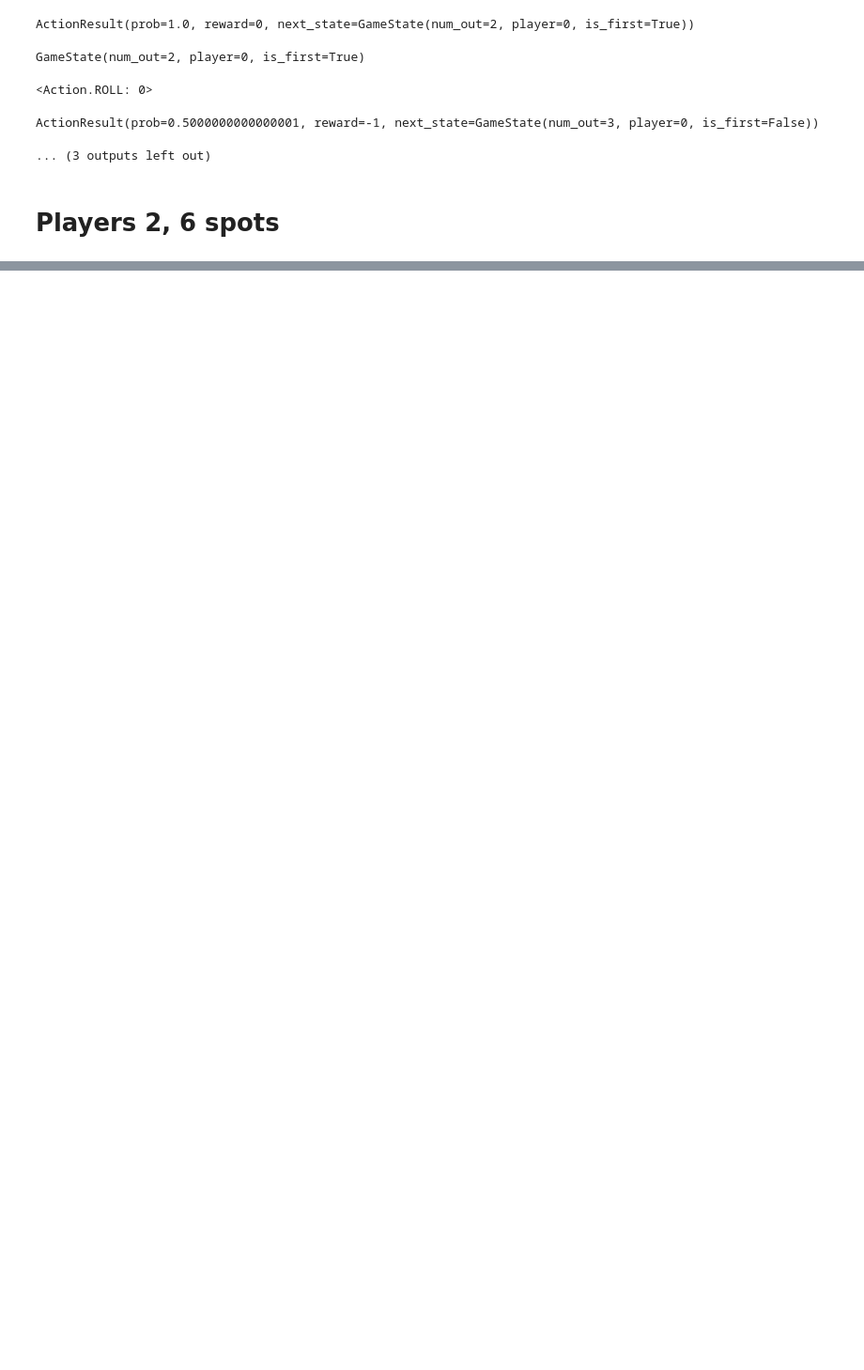
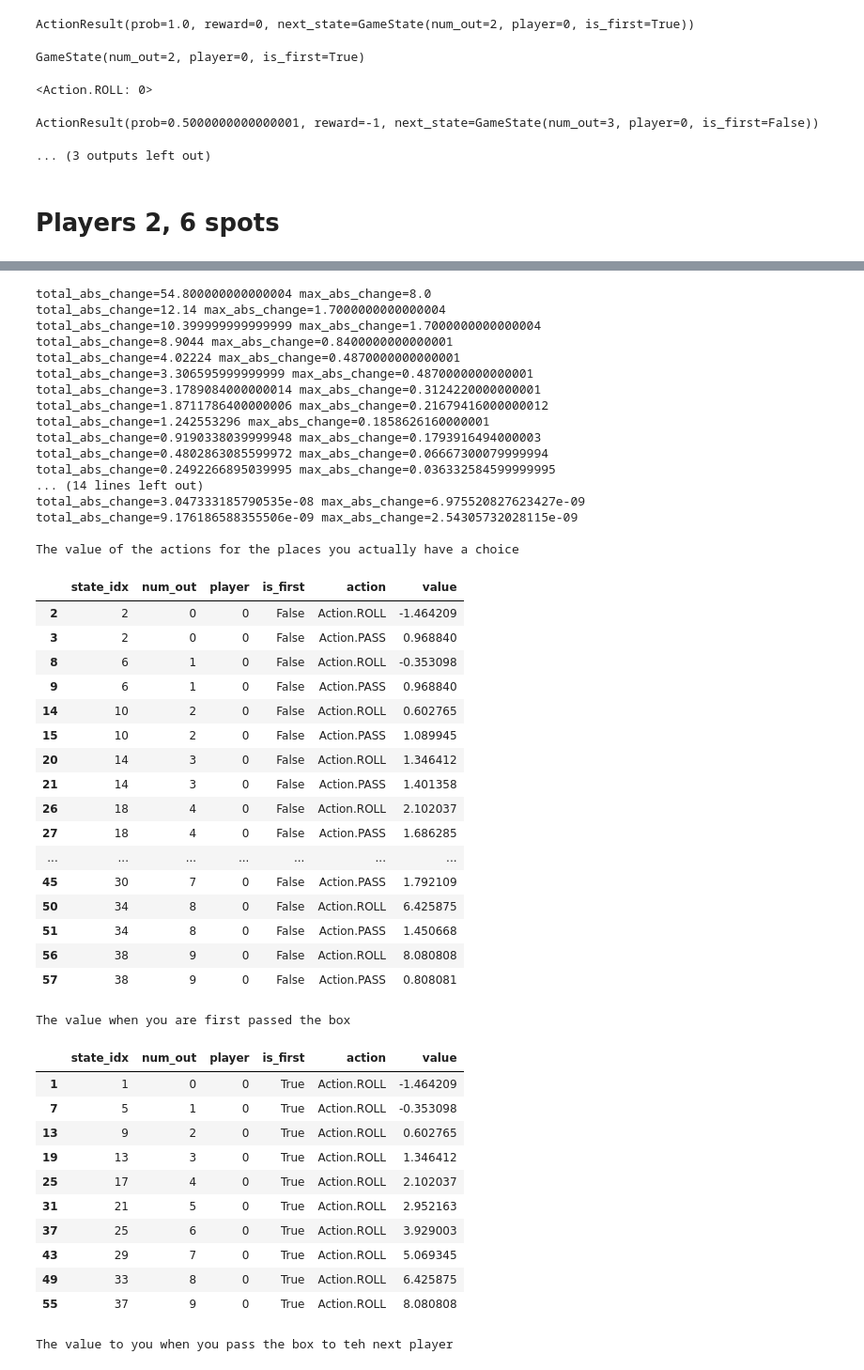
Before and after one commit to pfrstg/pennydropsolver, a Jupyter notebook: notebooks/analysis.ipynb, the cells around one changed output, grey strips where cells are left out. Shown at 94% size. Cells and saved outputs as stored; diff of their text form; code cells hidden in the pictures; blank space fills up the shorter version.

Commit message:
Fix up other player choices

```diff
--- a/notebooks/analysis.ipynb
+++ b/notebooks/analysis.ipynb
@@ -53,5 +55,16 @@ GameState(num_out=2, player=0, is_first=True)
 <Action.ROLL: 0>
 ActionResult(prob=0.5000000000000001, reward=-1, next_state=GameState(num_out=3, player=0, is_first=False))
 ... (3 outputs left out)
+# %%
+def solve_world(world):
+    value_table = pennydropsolver.ValueTable(world)
+    value_table.full_iterative_value_updates()
+    df = value_table.to_dataframe()
+    print("\nThe value of the actions for the places you actually have a choice")
+    display(df[(df["player"] == 0 ) & (~df["is_first"])])
+    print("\nThe value when you are first passed the box")
+    display(df[(df["player"] == 0 ) & df["is_first"]])
+    print("\nThe value to you when you pass the box to teh next player")
+    display(df[(df["player"] == 1) & (df["is_first"])])
 # %% [markdown]
 # Players 2, 6 spots
@@ -104,0 +279,51 @@ df[(df["player"] == 0 ) & (~df["is_first"])]
+# %%
+world = pennydropsolver.GameModel(num_players=2, num_spots=10)
+solve_world(world)
+# %% [output]
+total_abs_change=54.800000000000004 max_abs_change=8.0
+total_abs_change=12.14 max_abs_change=1.7000000000000004
+total_abs_change=10.399999999999999 max_abs_change=1.7000000000000004
+total_abs_change=8.9044 max_abs_change=0.8400000000000001
+total_abs_change=4.02224 max_abs_change=0.4870000000000001
+total_abs_change=3.306595999999999 max_abs_change=0.4870000000000001
+total_abs_change=3.1789084000000014 max_abs_change=0.3124220000000001
+total_abs_change=1.8711786400000006 max_abs_change=0.21679416000000012
+total_abs_change=1.242553296 max_abs_change=0.1858626160000001
+total_abs_change=0.9190338039999948 max_abs_change=0.1793916494000003
+total_abs_change=0.4802863085599972 max_abs_change=0.06667300079999994
+total_abs_change=0.2492266895039995 max_abs_change=0.036332584599999995
+... (14 lines left out)
+total_abs_change=3.047333185790535e-08 max_abs_change=6.975520827623427e-09
+total_abs_change=9.176186588355506e-09 max_abs_change=2.54305732028115e-09
+
+The value of the actions for the places you actually have a choice
+|  | state_idx | num_out | player | is_first | action | value |
+| 2 | 2 | 0 | 0 | False | Action.ROLL | -1.464209 |
+| 3 | 2 | 0 | 0 | False | Action.PASS | 0.968840 |
+| 8 | 6 | 1 | 0 | False | Action.ROLL | -0.353098 |
+| 9 | 6 | 1 | 0 | False | Action.PASS | 0.968840 |
+| 14 | 10 | 2 | 0 | False | Action.ROLL | 0.602765 |
+| 15 | 10 | 2 | 0 | False | Action.PASS | 1.089945 |
+| 20 | 14 | 3 | 0 | False | Action.ROLL | 1.346412 |
+| 21 | 14 | 3 | 0 | False | Action.PASS | 1.401358 |
+| 26 | 18 | 4 | 0 | False | Action.ROLL | 2.102037 |
+| 27 | 18 | 4 | 0 | False | Action.PASS | 1.686285 |
+| ... | ... | ... | ... | ... | ... | ... |
+| 45 | 30 | 7 | 0 | False | Action.PASS | 1.792109 |
+| 50 | 34 | 8 | 0 | False | Action.ROLL | 6.425875 |
+| 51 | 34 | 8 | 0 | False | Action.PASS | 1.450668 |
+| 56 | 38 | 9 | 0 | False | Action.ROLL | 8.080808 |
+| 57 | 38 | 9 | 0 | False | Action.PASS | 0.808081 |
+The value when you are first passed the box
+|  | state_idx | num_out | player | is_first | action | value |
+| 1 | 1 | 0 | 0 | True | Action.ROLL | -1.464209 |
+| 7 | 5 | 1 | 0 | True | Action.ROLL | -0.353098 |
+| 13 | 9 | 2 | 0 | True | Action.ROLL | 0.602765 |
+| 19 | 13 | 3 | 0 | True | Action.ROLL | 1.346412 |
+| 25 | 17 | 4 | 0 | True | Action.ROLL | 2.102037 |
+| 31 | 21 | 5 | 0 | True | Action.ROLL | 2.952163 |
+| 37 | 25 | 6 | 0 | True | Action.ROLL | 3.929003 |
+| 43 | 29 | 7 | 0 | True | Action.ROLL | 5.069345 |
+| 49 | 33 | 8 | 0 | True | Action.ROLL | 6.425875 |
+| 55 | 37 | 9 | 0 | True | Action.ROLL | 8.080808 |
+The value to you when you pass the box to teh next player
```
Also changed, not shown: parts of 20 cells of this notebook, 1 other file.
